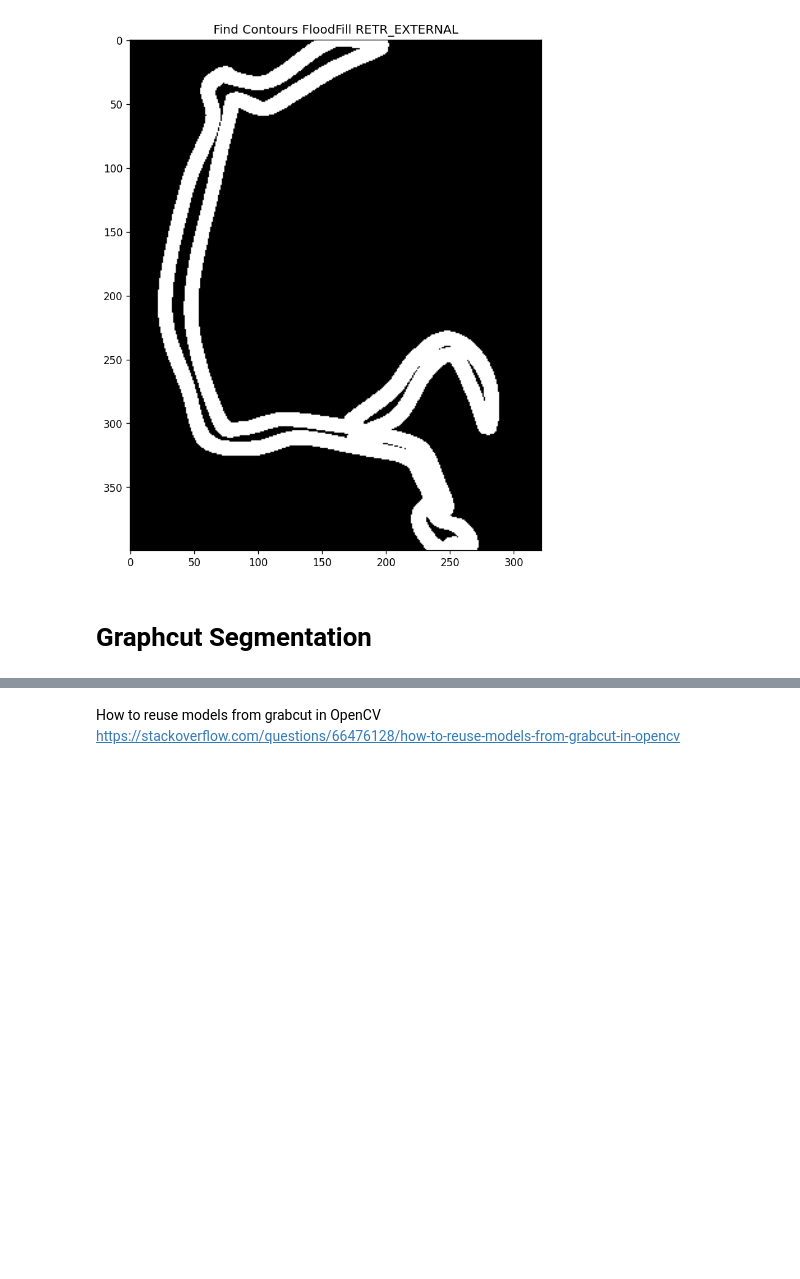
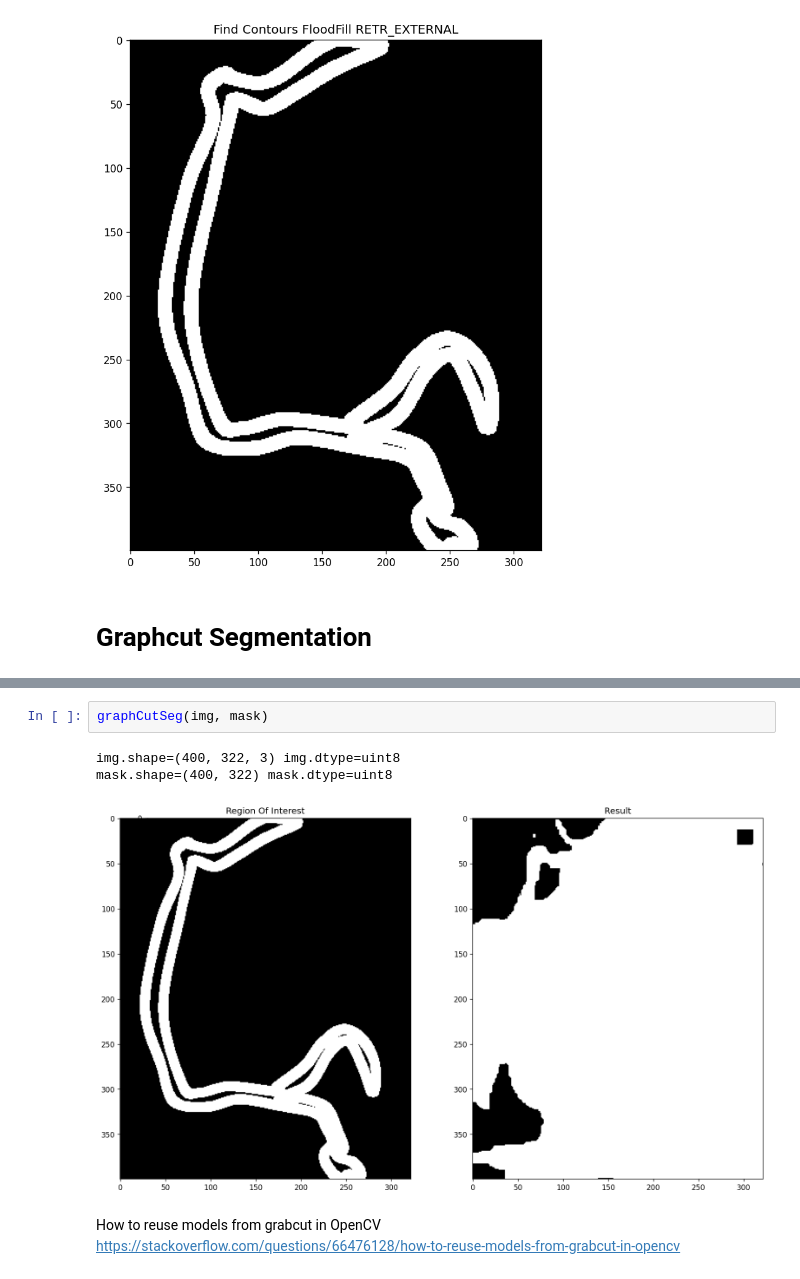
Before and after one commit to jbenshetler/vessel_segmentation, a Jupyter notebook: seg.ipynb, the cells around one changed output, grey strips where cells are left out. Cells and saved outputs as stored; diff of their text form; blank space fills up the shorter version.

```diff
--- a/seg.ipynb
+++ b/seg.ipynb
@@ -181,3 +180,9 @@ mask.shape=(400, 322) mask.dtype=uint8
+# %%
+graphCutSeg(img, mask)
+# %% [output]
+img.shape=(400, 322, 3) img.dtype=uint8
+mask.shape=(400, 322) mask.dtype=uint8
+[figure, added]
 # %% [markdown]
 How to reuse models from grabcut in OpenCV
 https://stackoverflow.com/questions/66476128/how-to-reuse-models-from-grabcut-in-opencv
```
Also changed, not shown: parts of 3 cells of this notebook.
